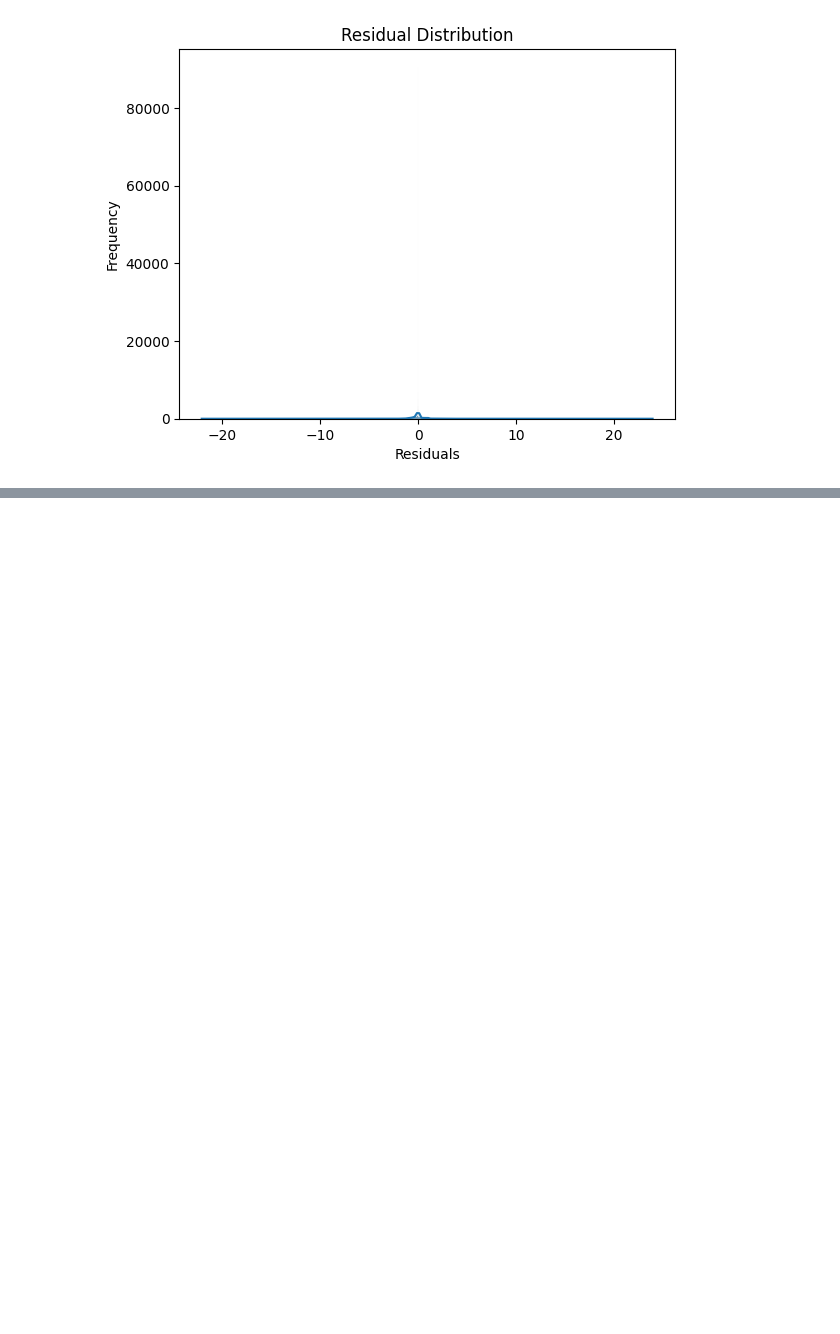
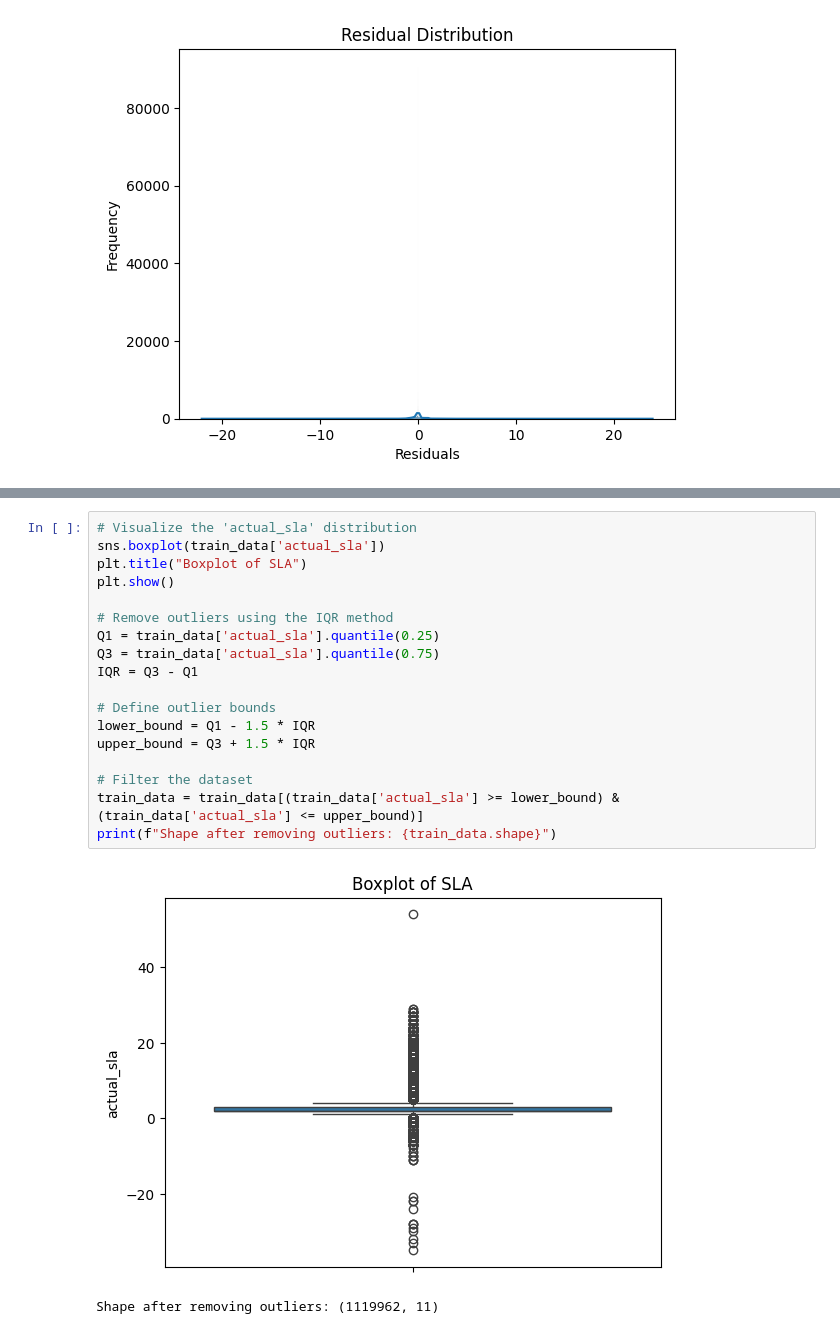
Before and after one commit to themihirmathur/Mihir-ClickPost-Data-Science-Intern-Round-1-Assignment-Submission, a Jupyter notebook: submission.ipynb, the cells around one changed output, grey strips where cells are left out. Cells and saved outputs as stored; diff of their text form; blank space fills up the shorter version.

```diff
--- a/submission.ipynb
+++ b/submission.ipynb
@@ -264,0 +329,21 @@ plt.show()
+# %%
+# Visualize the 'actual_sla' distribution
+sns.boxplot(train_data['actual_sla'])
+plt.title("Boxplot of SLA")
+plt.show()
+
+# Remove outliers using the IQR method
+Q1 = train_data['actual_sla'].quantile(0.25)
+Q3 = train_data['actual_sla'].quantile(0.75)
+IQR = Q3 - Q1
+
+# Define outlier bounds
+lower_bound = Q1 - 1.5 * IQR
+upper_bound = Q3 + 1.5 * IQR
+
+# Filter the dataset
+train_data = train_data[(train_data['actual_sla'] >= lower_bound) & (train_data['actual_sla'] <= upper_bound)]
+print(f"Shape after removing outliers: {train_data.shape}")
+# %% [output]
+[figure, added]
+Shape after removing outliers: (1119962, 11)
```
Also changed, not shown: parts of 11 cells of this notebook, 1 other file.
